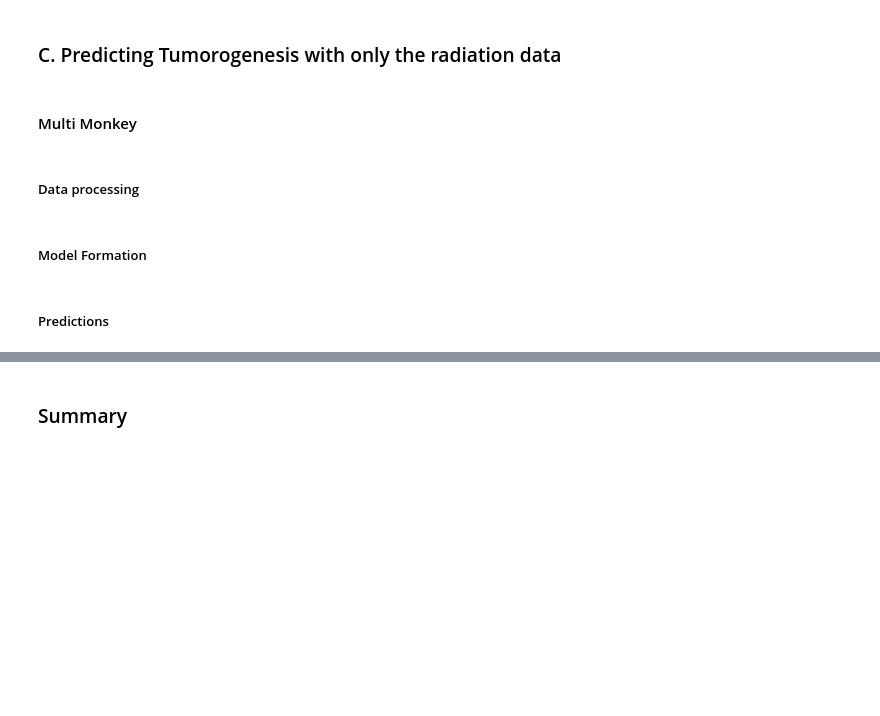
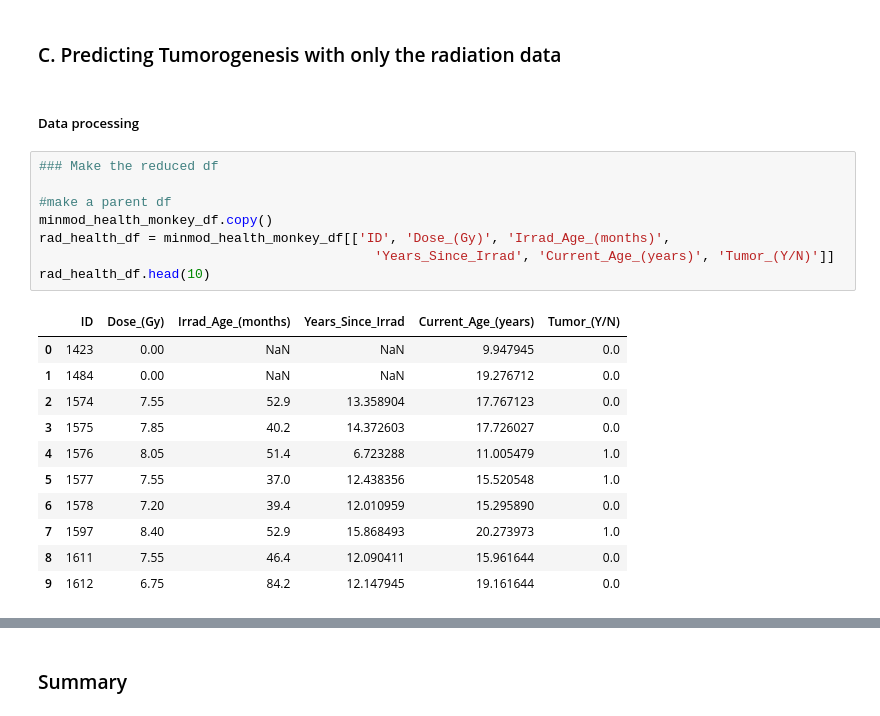
Before and after one commit to aidan-lew/monkey_health, a Jupyter notebook: B_monkeys.ipynb, the cells around one changed output, grey strips where cells are left out. Cells and saved outputs as stored; diff of their text form; blank space fills up the shorter version.

```diff
--- a/B_monkeys.ipynb
+++ b/B_monkeys.ipynb
@@ -1626,11 +1634,25 @@ Accuracy: 1.0 Precision: 1.0
 weighted avg       1.00      1.00      1.00        46
 # %% [markdown]
 ### C. Predicting Tumorogenesis with only the radiation data
-# %% [markdown]
-#### Multi Monkey
-# %% [markdown]
-##### Data processing
-# %% [markdown]
-##### Model Formation
-# %% [markdown]
-##### Predictions
+# %% [markdown]
+##### Data processing
+# %%
+### Make the reduced df
+
+#make a parent df
+minmod_health_monkey_df.copy()
+rad_health_df = minmod_health_monkey_df[['ID', 'Dose_(Gy)', 'Irrad_Age_(months)',
+                                           'Years_Since_Irrad', 'Current_Age_(years)', 'Tumor_(Y/N)']]
+rad_health_df.head(10)
+# %% [output]
+|  | ID | Dose_(Gy) | Irrad_Age_(months) | Years_Since_Irrad | Current_Age_(years) | Tumor_(Y/N) |
+| 0 | 1423 | 0.00 | NaN | NaN | 9.947945 | 0.0 |
+| 1 | 1484 | 0.00 | NaN | NaN | 19.276712 | 0.0 |
+| 2 | 1574 | 7.55 | 52.9 | 13.358904 | 17.767123 | 0.0 |
+| 3 | 1575 | 7.85 | 40.2 | 14.372603 | 17.726027 | 0.0 |
+| 4 | 1576 | 8.05 | 51.4 | 6.723288 | 11.005479 | 1.0 |
+| 5 | 1577 | 7.55 | 37.0 | 12.438356 | 15.520548 | 1.0 |
+| 6 | 1578 | 7.20 | 39.4 | 12.010959 | 15.295890 | 0.0 |
+| 7 | 1597 | 8.40 | 52.9 | 15.868493 | 20.273973 | 1.0 |
+| 8 | 1611 | 7.55 | 46.4 | 12.090411 | 15.961644 | 0.0 |
+| 9 | 1612 | 6.75 | 84.2 | 12.147945 | 19.161644 | 0.0 |
```
Also changed, not shown: parts of 6 cells of this notebook.
